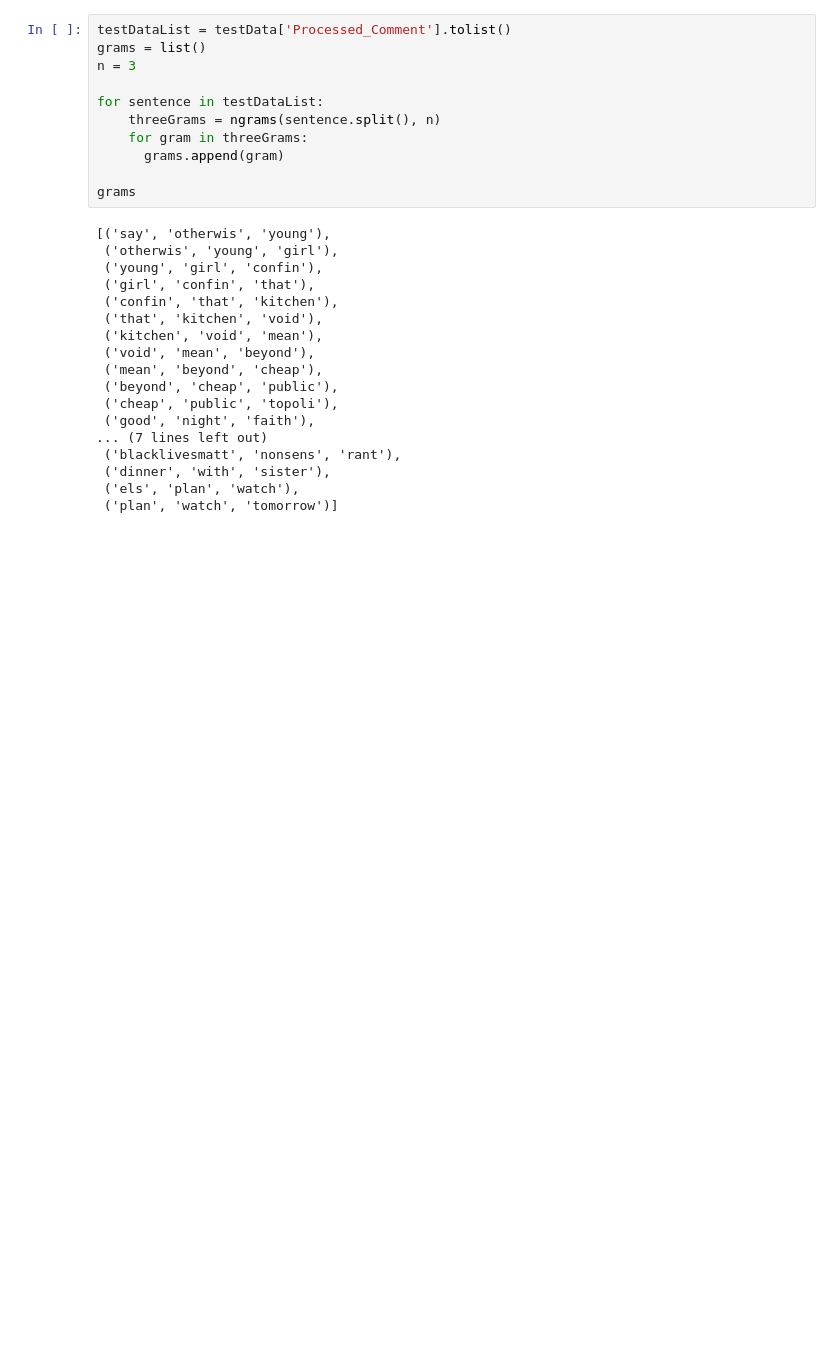
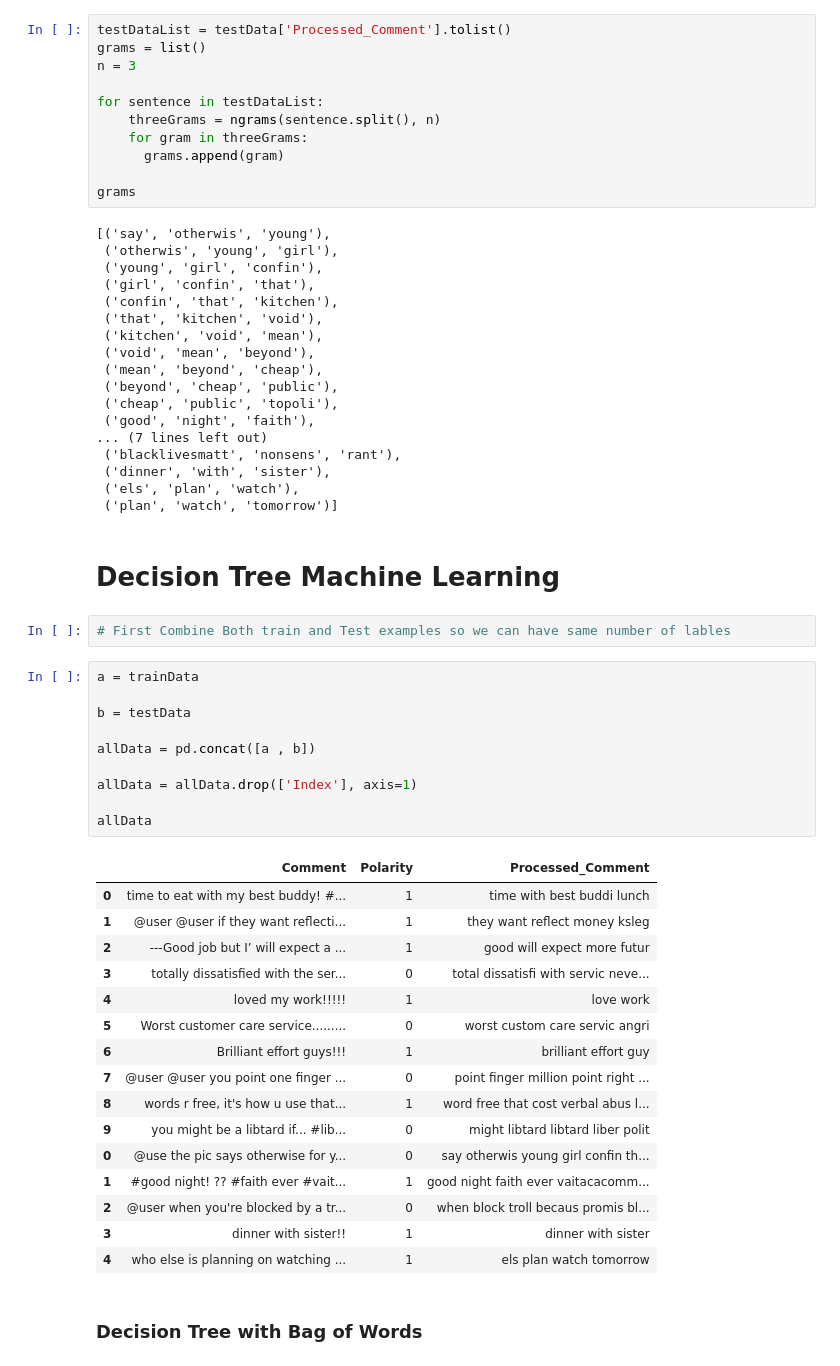
Before and after one commit to sobaanrana/DataScience-Sentiment-Analysis, a Jupyter notebook: FA18-BCS-038-134 (Assignment 2).ipynb, the cells around one changed output. Cells and saved outputs as stored; diff of their text form; blank space fills up the shorter version.

```diff
--- a/FA18-BCS-038-134 (Assignment 2).ipynb
+++ b/FA18-BCS-038-134 (Assignment 2).ipynb
@@ -533,3 +537,36 @@ grams
  ('dinner', 'with', 'sister'),
  ('els', 'plan', 'watch'),
  ('plan', 'watch', 'tomorrow')]
+# %% [markdown]
+# Decision Tree Machine Learning
+# %%
+# First Combine Both train and Test examples so we can have same number of lables
+# %%
+a = trainData
+
+b = testData
+
+allData = pd.concat([a , b])
+
+allData = allData.drop(['Index'], axis=1)
+
+allData
+# %% [output]
+|  | Comment | Polarity | Processed_Comment |
+| 0 | time to eat with my best buddy! #... | 1 | time with best buddi lunch |
+| 1 | @user @user if they want reflecti... | 1 | they want reflect money ksleg |
+| 2 | ---Good job but I’ will expect a ... | 1 | good will expect more futur |
+| 3 | totally dissatisfied with the ser... | 0 | total dissatisfi with servic neve... |
+| 4 | loved my work!!!!! | 1 | love work |
+| 5 | Worst customer care service......... | 0 | worst custom care servic angri |
+| 6 | Brilliant effort guys!!! | 1 | brilliant effort guy |
+| 7 | @user @user you point one finger ... | 0 | point finger million point right ... |
+| 8 | words r free, it's how u use that... | 1 | word free that cost verbal abus l... |
+| 9 | you might be a libtard if... #lib... | 0 | might libtard libtard liber polit |
+| 0 | @use the pic says otherwise for y... | 0 | say otherwis young girl confin th... |
+| 1 | #good night! ?? #faith ever #vait... | 1 | good night faith ever vaitacacomm... |
+| 2 | @user when you're blocked by a tr... | 0 | when block troll becaus promis bl... |
+| 3 | dinner with sister!! | 1 | dinner with sister |
+| 4 | who else is planning on watching ... | 1 | els plan watch tomorrow |
+# %% [markdown]
+### Decision Tree with Bag of Words
```
Also changed, not shown: parts of 21 cells of this notebook, 1 other file.
